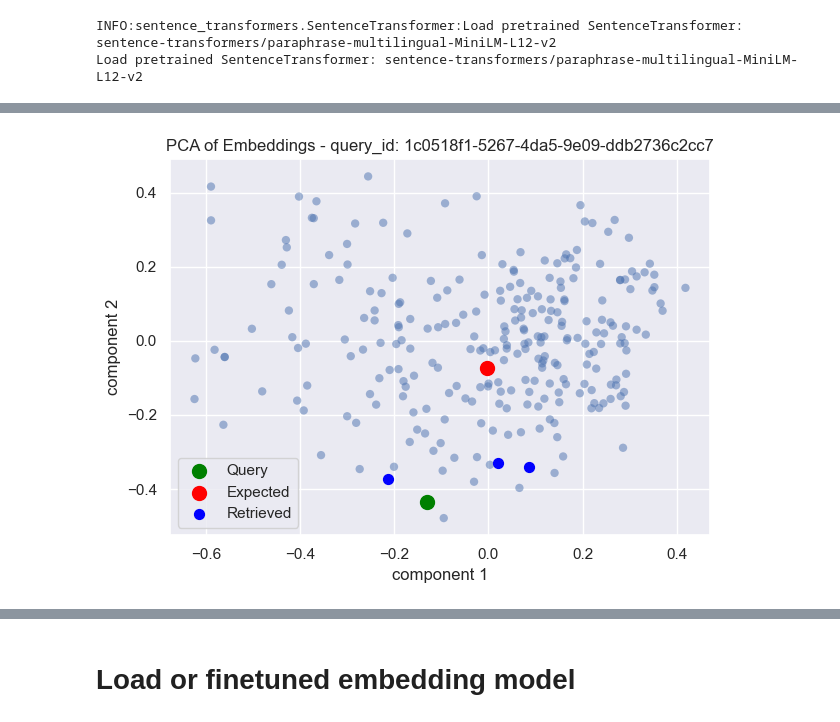
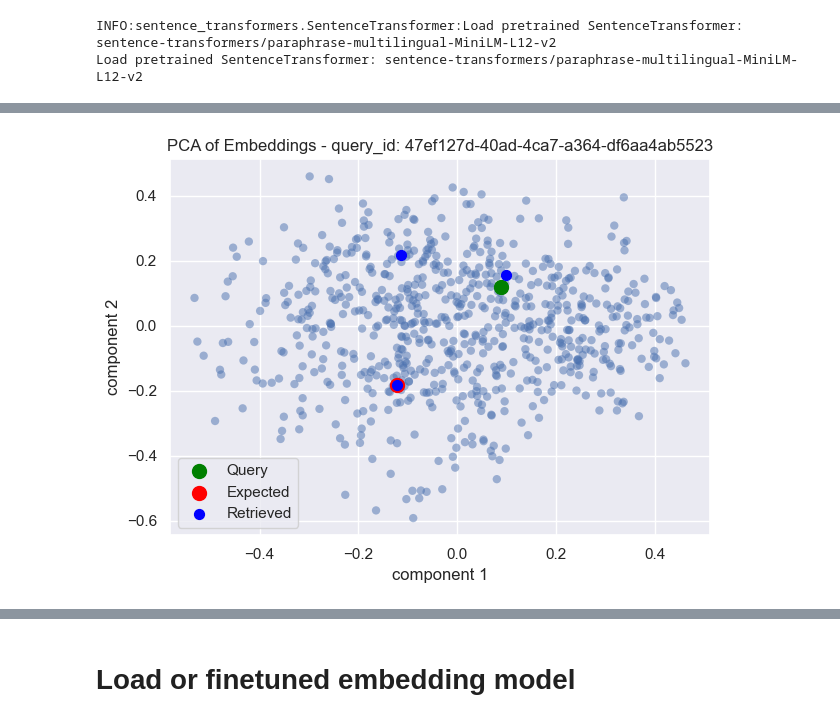
Before and after one commit to giobbu/GenAI, a Jupyter notebook: embedding-multilingual/visualize_embedding_pca.ipynb, the cells around one changed output, grey strips where cells are left out. Saved outputs shown, nothing was run; the diff lists cells and outputs as text; code cells hidden in the pictures.

```diff
--- a/embedding-multilingual/visualize_embedding_pca.ipynb
+++ b/embedding-multilingual/visualize_embedding_pca.ipynb
@@ -69,14 +68,14 @@ logger.info(f"Mean cosine similarity between query and retrieved embeddings: {me
 # %%
-query_id = '1c0518f1-5267-4da5-9e09-ddb2736c2cc7'
+query_id = '47ef127d-40ad-4ca7-a364-df6aa4ab5523'
 
 query_embedding, expected_embedding, list_retrieved_embedding = get_embeddings(query_id=query_id,
                                                                                embedding_model=embed_model_paraphrase_l12,
                                                                                df_results=df_no_finetuned_results_it,
                                                                                qa_dataset=it_dataset)
 
 plot_embeddings(pca, query_id, projected, query_embedding, expected_embedding, list_retrieved_embedding, filename="imgs/embeddings_pca_no_finetune_2.png")
 
 mean_cosine_similarity = util.cos_sim(query_embedding, list_retrieved_embedding).mean().item()
 logger.info(f"Mean cosine similarity between query and retrieved embeddings: {mean_cosine_similarity:.4f}")
 # %% [output]
-[figure, old version]
+[figure, new version]
```
Also changed, not shown: parts of 8 cells of this notebook, 5 other files.
